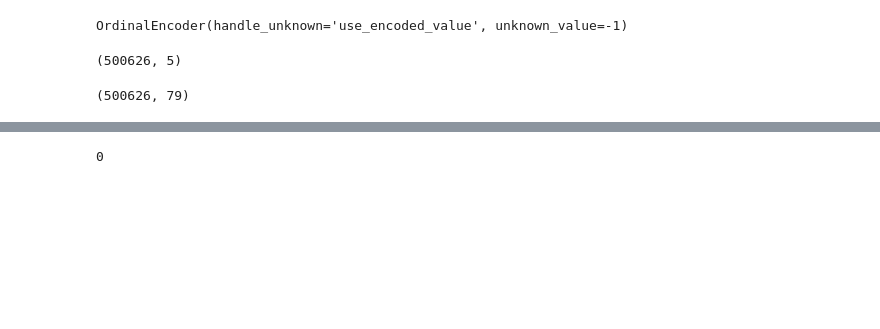
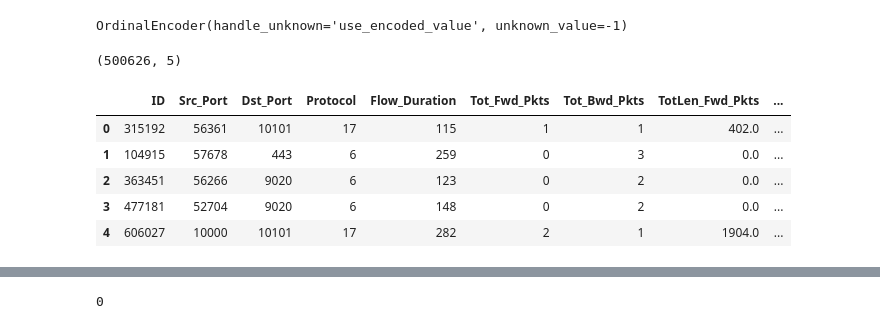
Before and after one commit to rjurney/netography, a Jupyter notebook: Exploratory Data Analysis.ipynb, the cells around one changed output, grey strips where cells are left out. Saved outputs shown, nothing was run; the diff lists cells and outputs as text; code cells hidden in the pictures; blank space fills up the shorter version.

```diff
--- a/Exploratory Data Analysis.ipynb
+++ b/Exploratory Data Analysis.ipynb
@@ -608,11 +528,11 @@ X_str_train.shape
 # %%
 # Note we are dropping the timestamp at this point - potentially a big deal
 numeric_train_df = train_df.drop(columns=str_cols, errors="ignore")
-
-# We have np.inf as values - not good for KMeans below
-numeric_train_df = numeric_train_df.replace([np.inf, -np.inf], np.nan)
-
-X_numeric_train = numeric_train_df.values
-X_numeric_train.shape
+numeric_train_df.head()
 # %% [output]
-(500626, 79)
+|  | ID | Src_Port | Dst_Port | Protocol | Flow_Duration | Tot_Fwd_Pkts | Tot_Bwd_Pkts | TotLen_Fwd_Pkts | ... |
+| 0 | 315192 | 56361 | 10101 | 17 | 115 | 1 | 1 | 402.0 | ... |
+| 1 | 104915 | 57678 | 443 | 6 | 259 | 0 | 3 | 0.0 | ... |
+| 2 | 363451 | 56266 | 9020 | 6 | 123 | 0 | 2 | 0.0 | ... |
+| 3 | 477181 | 52704 | 9020 | 6 | 148 | 0 | 2 | 0.0 | ... |
+| 4 | 606027 | 10000 | 10101 | 17 | 282 | 2 | 1 | 1904.0 | ... |
```
Also changed, not shown: parts of 53 cells of this notebook.
